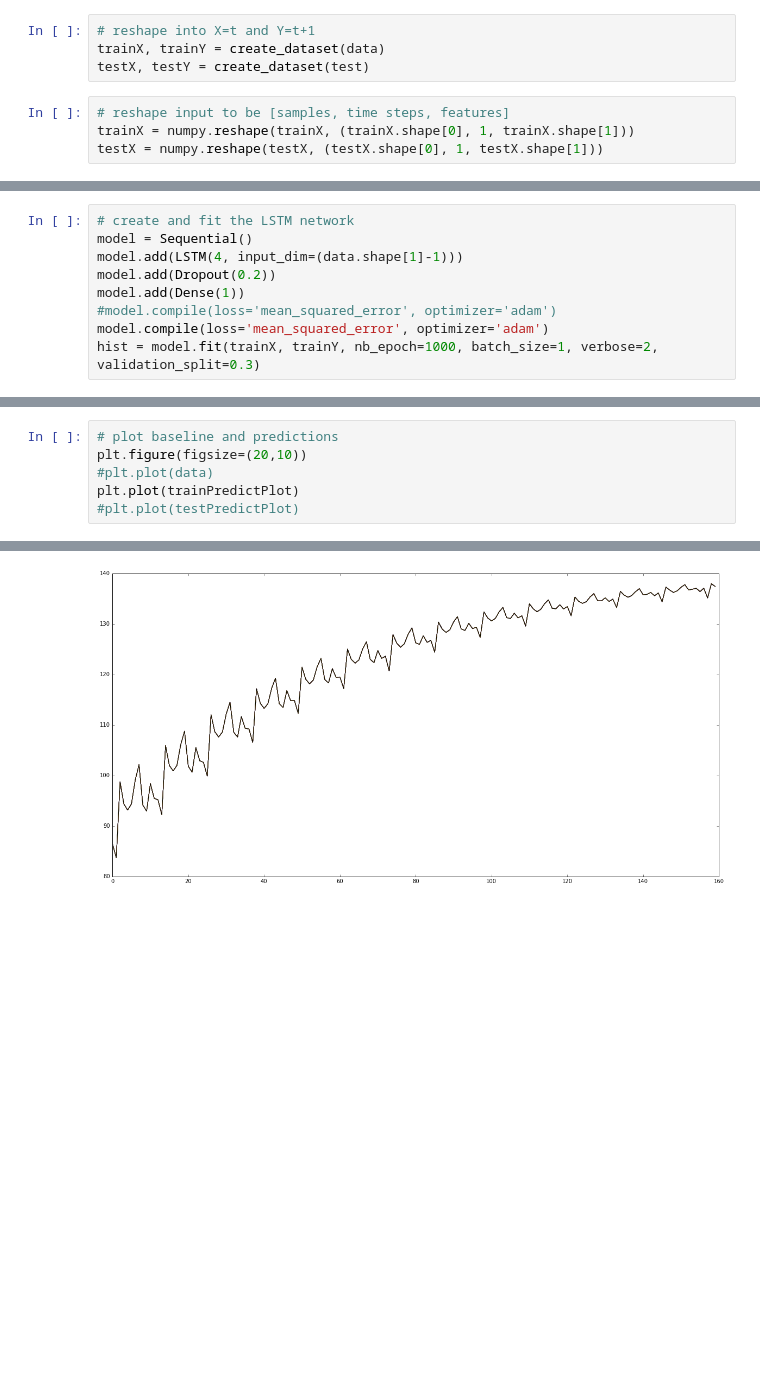
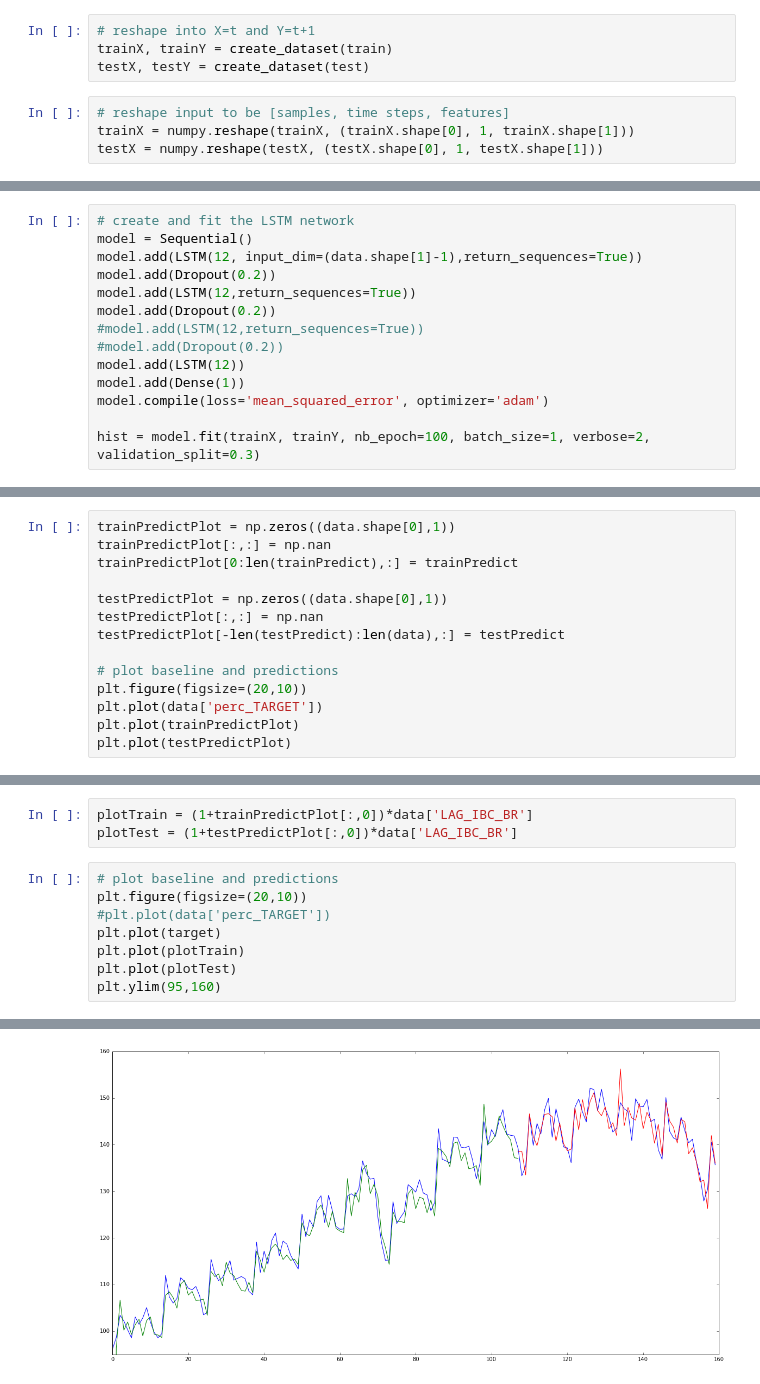
Before and after one commit to SandorTucakov/IBC_BR, a Jupyter notebook: IBC_BR.ipynb, the cells around one changed output, grey strips where cells are left out. Drawn from its saved outputs; the diff is of its cells as text; blank space fills up the shorter version.

```diff
--- a/IBC_BR.ipynb
+++ b/IBC_BR.ipynb
@@ -78,7 +78,7 @@ print(len(train), len(test))
 (108, 53)
 # %%
 # reshape into X=t and Y=t+1
-trainX, trainY = create_dataset(data)
+trainX, trainY = create_dataset(train)
 testX, testY = create_dataset(test)
 # %%
 # reshape input to be [samples, time steps, features]
@@ -101,10 +101,15 @@ def sum_squared_error(y_true, y_pred):
 # %%
 # create and fit the LSTM network
 model = Sequential()
-model.add(LSTM(4, input_dim=(data.shape[1]-1)))
+model.add(LSTM(12, input_dim=(data.shape[1]-1),return_sequences=True))
 model.add(Dropout(0.2))
+model.add(LSTM(12,return_sequences=True))
+model.add(Dropout(0.2))
+#model.add(LSTM(12,return_sequences=True))
+#model.add(Dropout(0.2))
+model.add(LSTM(12))
 model.add(Dense(1))
-#model.compile(loss='mean_squared_error', optimizer='adam')
 model.compile(loss='mean_squared_error', optimizer='adam')
-hist = model.fit(trainX, trainY, nb_epoch=1000, batch_size=1, verbose=2, validation_split=0.3)
+
+hist = model.fit(trainX, trainY, nb_epoch=100, batch_size=1, verbose=2, validation_split=0.3)
 # %% [output]
@@ -171,0 +147,14 @@ ValueError: could not broadcast input array from shape (53,1) into shape (0,14)
+# %%
+trainPredictPlot = np.zeros((data.shape[0],1))
+trainPredictPlot[:,:] = np.nan
+trainPredictPlot[0:len(trainPredict),:] = trainPredict
+
+testPredictPlot = np.zeros((data.shape[0],1))
+testPredictPlot[:,:] = np.nan
+testPredictPlot[-len(testPredict):len(data),:] = testPredict
+
+# plot baseline and predictions
+plt.figure(figsize=(20,10))
+plt.plot(data['perc_TARGET'])
+plt.plot(trainPredictPlot)
+plt.plot(testPredictPlot)
@@ -172,7 +164,12 @@ ValueError: could not broadcast input array from shape (53,1) into shape (0,14)
+# %%
+plotTrain = (1+trainPredictPlot[:,0])*data['LAG_IBC_BR']
+plotTest = (1+testPredictPlot[:,0])*data['LAG_IBC_BR']
 # %%
 # plot baseline and predictions
 plt.figure(figsize=(20,10))
-#plt.plot(data)
-plt.plot(trainPredictPlot)
-#plt.plot(testPredictPlot)
+#plt.plot(data['perc_TARGET'])
+plt.plot(target)
+plt.plot(plotTrain)
+plt.plot(plotTest)
+plt.ylim(95,160)
 # %% [output]
@@ -193 +177 @@ plt.plot(trainPredictPlot)
-[figure, old version]
+[figure, new version]
```
Also changed, not shown: parts of 19 cells of this notebook.
